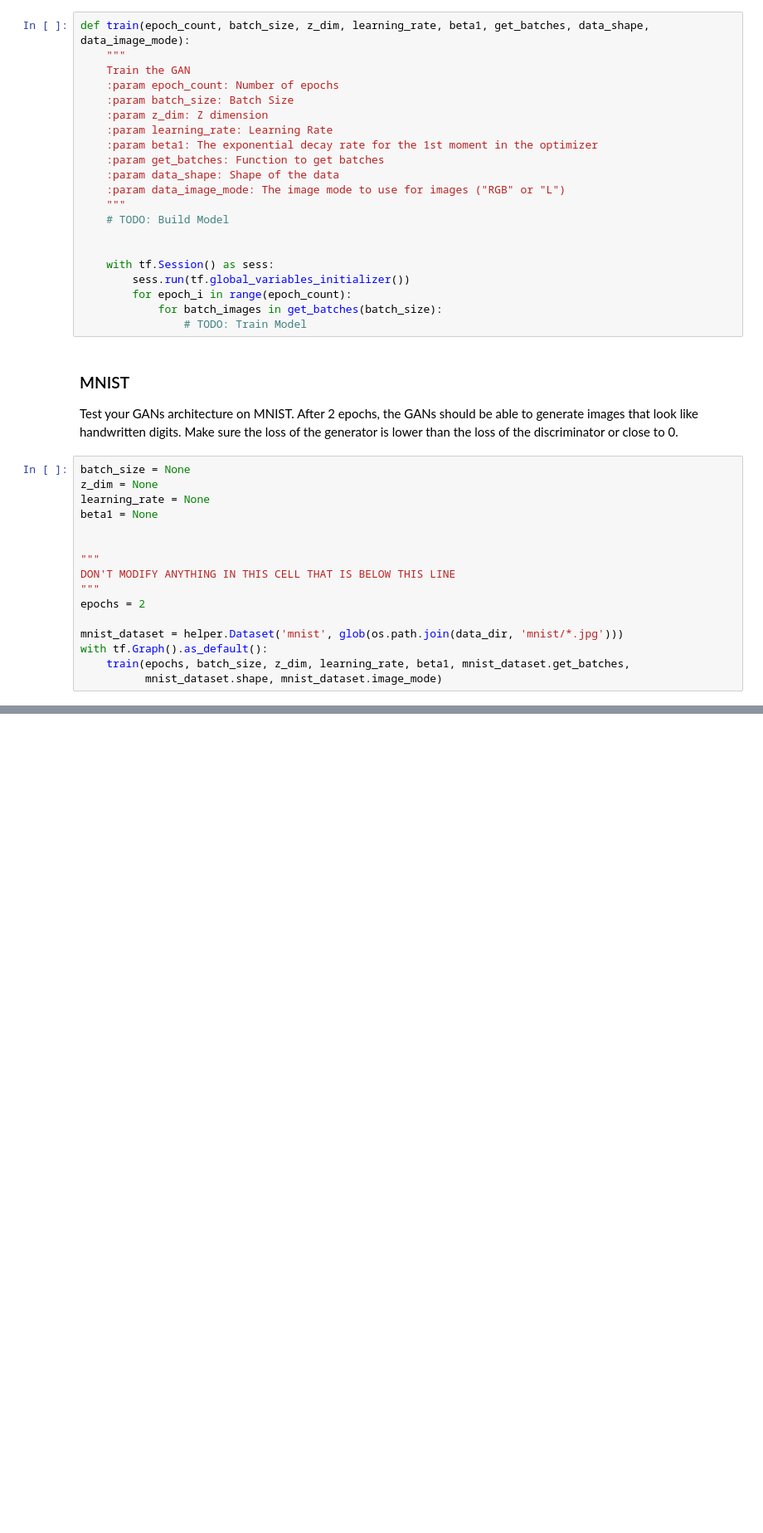
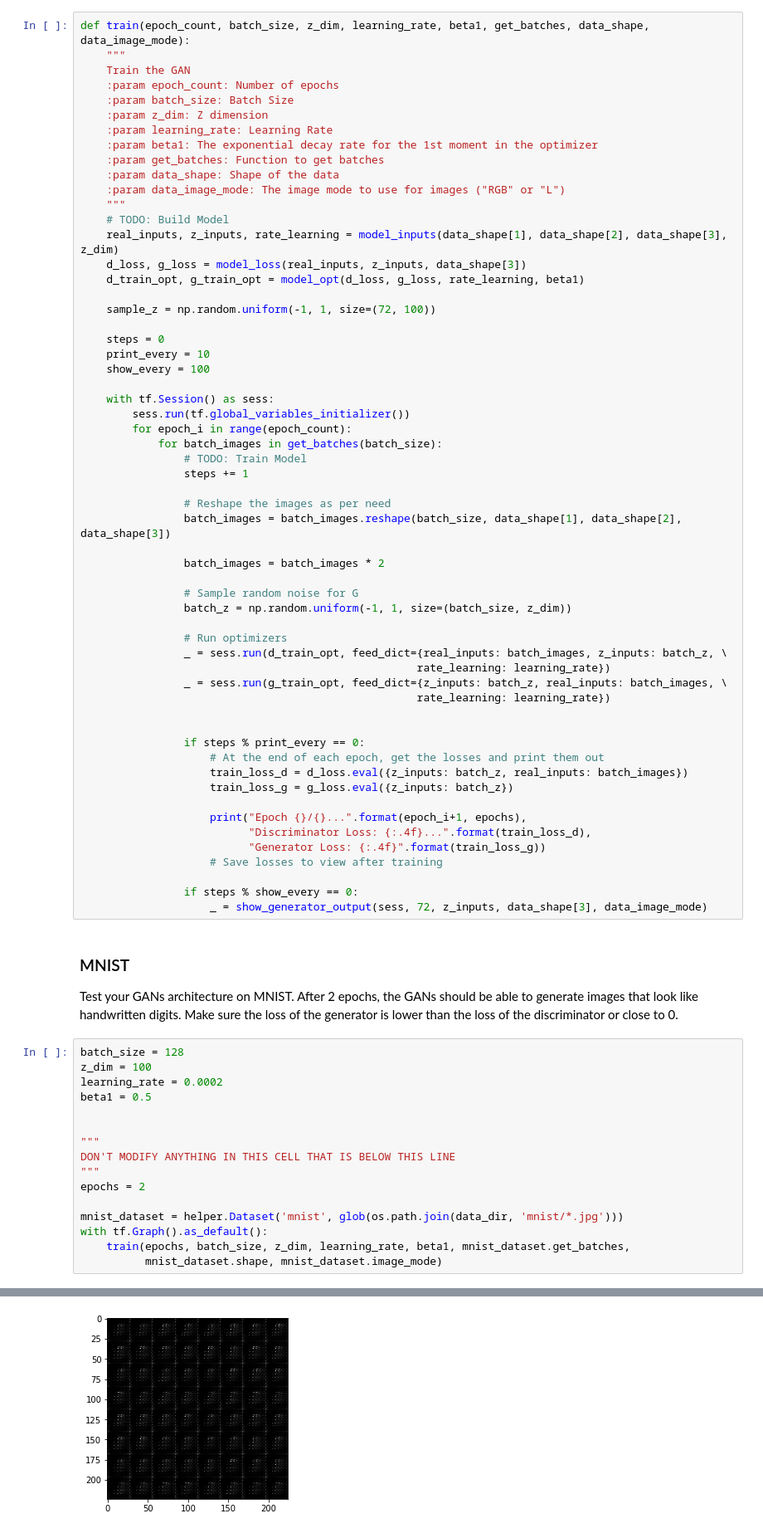
Before and after one commit to SafwanAhmad/deep-learning, a Jupyter notebook: face_generation/dlnd_face_generation.ipynb, the cells around one changed output, grey strips where cells are left out. Shown at 83% size. Cells and saved outputs as stored; diff of their text form; blank space fills up the shorter version.

```diff
--- a/face_generation/dlnd_face_generation.ipynb
+++ b/face_generation/dlnd_face_generation.ipynb
@@ -262,21 +380,58 @@ def train(epoch_count, batch_size, z_dim, learning_rate, beta1, get_batches, dat
     :param data_image_mode: The image mode to use for images ("RGB" or "L")
     """
     # TODO: Build Model
+    real_inputs, z_inputs, rate_learning = model_inputs(data_shape[1], data_shape[2], data_shape[3], z_dim)
+    d_loss, g_loss = model_loss(real_inputs, z_inputs, data_shape[3])
+    d_train_opt, g_train_opt = model_opt(d_loss, g_loss, rate_learning, beta1)
 
+    sample_z = np.random.uniform(-1, 1, size=(72, 100))
+
+    steps = 0
+    print_every = 10
+    show_every = 100
 
     with tf.Session() as sess:
         sess.run(tf.global_variables_initializer())
         for epoch_i in range(epoch_count):
             for batch_images in get_batches(batch_size):
                 # TODO: Train Model
+                steps += 1
+
+                # Reshape the images as per need
+                batch_images = batch_images.reshape(batch_size, data_shape[1], data_shape[2], data_shape[3])
+
+                batch_images = batch_images * 2
+
+                # Sample random noise for G
+                batch_z = np.random.uniform(-1, 1, size=(batch_size, z_dim))
+
+                # Run optimizers
+                _ = sess.run(d_train_opt, feed_dict={real_inputs: batch_images, z_inputs: batch_z, \
+                                                    rate_learning: learning_rate})
+                _ = sess.run(g_train_opt, feed_dict={z_inputs: batch_z, real_inputs: batch_images, \
+                                                    rate_learning: learning_rate})
+
+
+                if steps % print_every == 0:
+                    # At the end of each epoch, get the losses and print them out
+                    train_loss_d = d_loss.eval({z_inputs: batch_z, real_inputs: batch_images})
+                    train_loss_g = g_loss.eval({z_inputs: batch_z})
+
+                    print("Epoch {}/{}...".format(epoch_i+1, epochs),
+                          "Discriminator Loss: {:.4f}...".format(train_loss_d),
+                          "Generator Loss: {:.4f}".format(train_loss_g))
+                    # Save losses to view after training
+
+                if steps % show_every == 0:
+                    _ = show_generator_output(sess, 72, z_inputs, data_shape[3], data_image_mode)
 # %% [markdown]
 ### MNIST
 Test your GANs architecture on MNIST.  After 2 epochs, the GANs should be able to generate images that look like handwritten digits.  Make sure the loss of the generator is lower than the loss of the discriminator or close to 0.
 # %%
-batch_size = None
-z_dim = None
-learning_rate = None
-beta1 = None
+batch_size = 128
+z_dim = 100
+learning_rate = 0.0002
+beta1 = 0.5
 
 
 """
@@ -288,3 +443,4 @@ mnist_dataset = helper.Dataset('mnist', glob(os.path.join(data_dir, 'mnist/*.jpg
 with tf.Graph().as_default():
     train(epochs, batch_size, z_dim, learning_rate, beta1, mnist_dataset.get_batches,
           mnist_dataset.shape, mnist_dataset.image_mode)
+# %% [output]
@@ -290,0 +457 @@ with tf.Graph().as_default():
+[figure, added]
```
Also changed, not shown: parts of 13 cells of this notebook.
